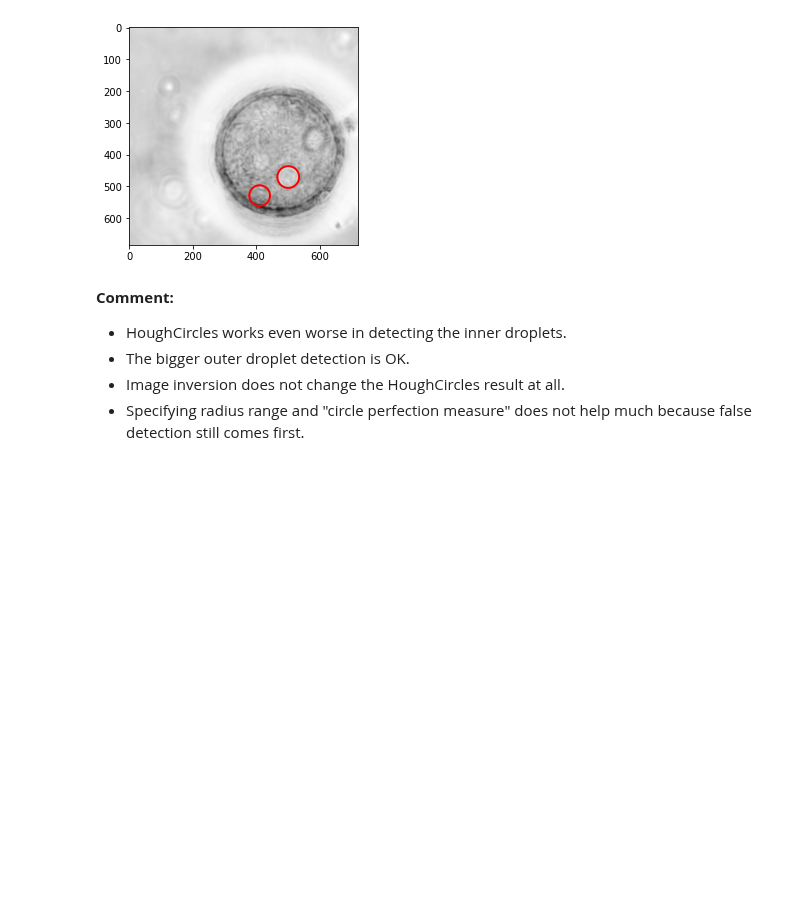
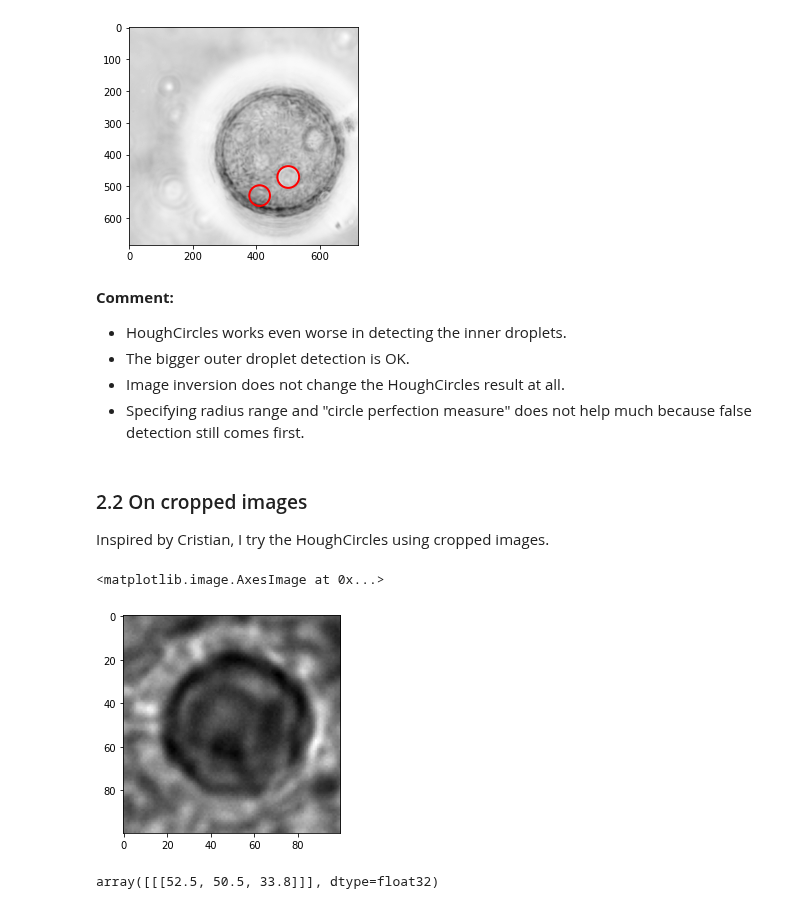
Before and after one commit to ZLoverty/DE, a Jupyter notebook: Code/Circle-detection/HoughCircles.ipynb, the cells around one changed output. Cells and saved outputs as stored; diff of their text form; code cells hidden in the pictures; blank space fills up the shorter version.

Commit message:
Test HoughCircles on cropped images
- works better than on raw images.

```diff
--- a/Code/Circle-detection/HoughCircles.ipynb
+++ b/Code/Circle-detection/HoughCircles.ipynb
@@ -178,3 +180,20 @@ for c in circles[0, :, :]:
 - The bigger outer droplet detection is OK.
 - Image inversion does not change the HoughCircles result at all.
 - Specifying radius range and "circle perfection measure" does not help much because false detection still comes first.
+# %% [markdown]
+### 2.2 On cropped images
+
+Inspired by Cristian, I try the HoughCircles using cropped images.
+# %%
+img = cv2.imread('sample-one-1.tif')
+img8 = cv2.cvtColor(img, cv2.COLOR_BGR2GRAY)
+img8c = img8[420:520, 450:550]
+plt.imshow(img8c, cmap='gray')
+# %% [output]
+<matplotlib.image.AxesImage at 0x...>
+[figure, added]
+# %%
+circles = cv2.HoughCircles(img8c, cv2.HOUGH_GRADIENT, 1, 200, param2=1, maxRadius=40, minRadius=25)
+circles
+# %% [output]
+array([[[52.5, 50.5, 33.8]]], dtype=float32)
```
Also changed, not shown: parts of 3 cells of this notebook.
